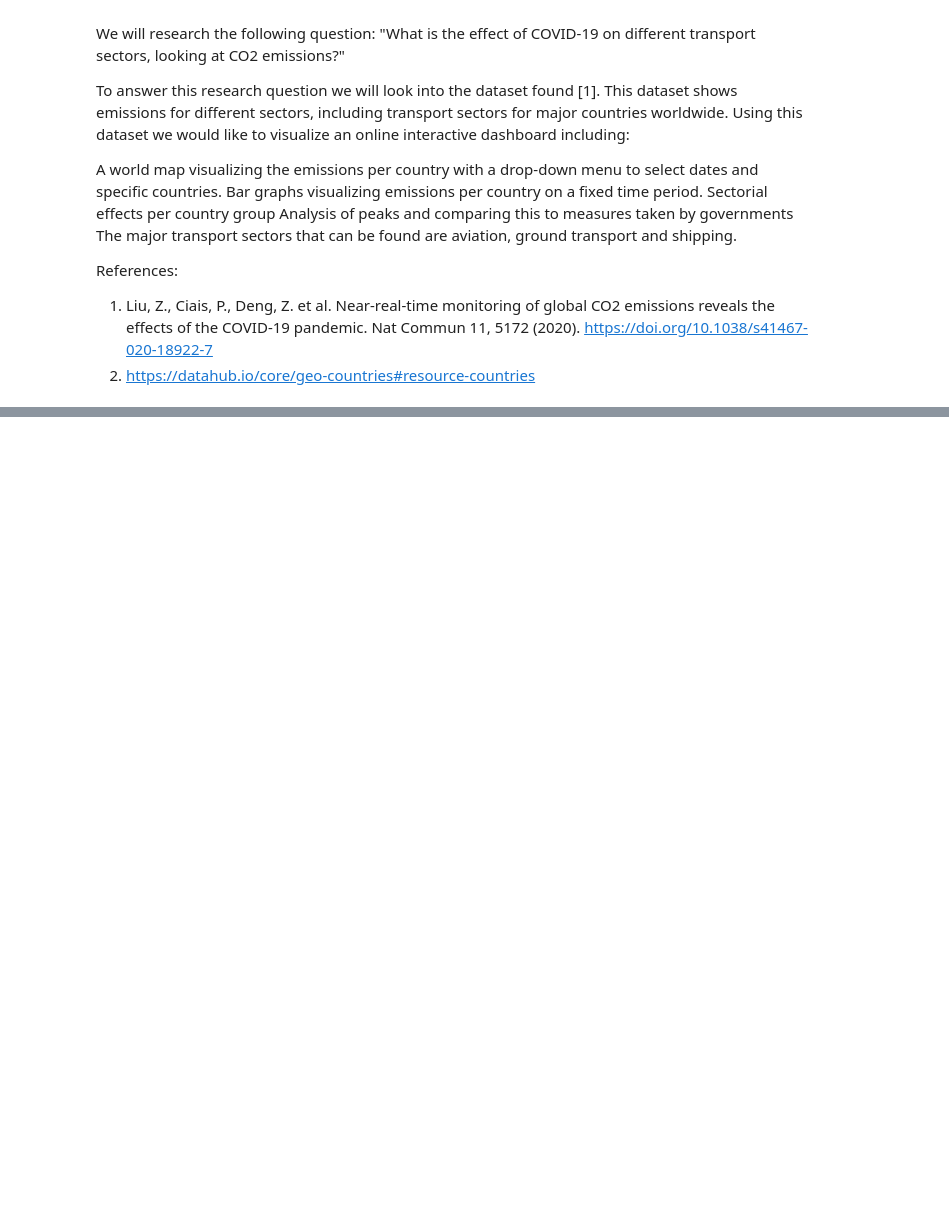
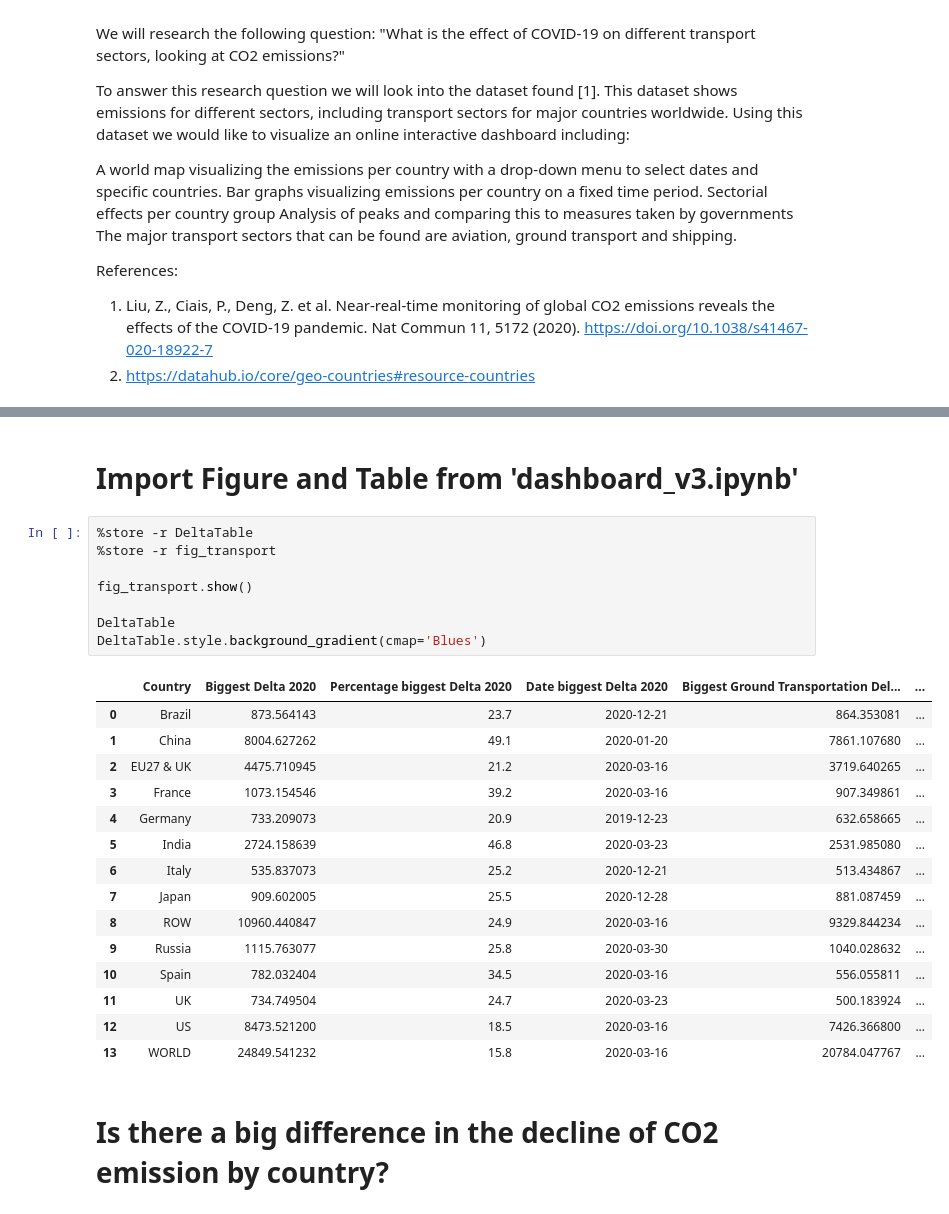
Before and after one commit to woutersouge/TIL6022, a Jupyter notebook: project_template.ipynb, the cells around one changed output, grey strips where cells are left out. Drawn from its saved outputs; the diff is of its cells as text; blank space fills up the shorter version.

```diff
--- a/project_template.ipynb
+++ b/project_template.ipynb
@@ -36,0 +54,28 @@ References:
+# %% [markdown]
+# Import Figure and Table from 'dashboard_v3.ipynb'
+# %%
+%store -r DeltaTable
+%store -r fig_transport
+
+fig_transport.show()
+
+DeltaTable
+DeltaTable.style.background_gradient(cmap='Blues')
+# %% [output]
+|  | Country | Biggest Delta 2020 | Percentage biggest Delta 2020 | Date biggest Delta 2020 | Biggest Ground Transportation Del... | ... |
+| 0 | Brazil | 873.564143 | 23.7 | 2020-12-21 | 864.353081 | ... |
+| 1 | China | 8004.627262 | 49.1 | 2020-01-20 | 7861.107680 | ... |
+| 2 | EU27 & UK | 4475.710945 | 21.2 | 2020-03-16 | 3719.640265 | ... |
+| 3 | France | 1073.154546 | 39.2 | 2020-03-16 | 907.349861 | ... |
+| 4 | Germany | 733.209073 | 20.9 | 2019-12-23 | 632.658665 | ... |
+| 5 | India | 2724.158639 | 46.8 | 2020-03-23 | 2531.985080 | ... |
+| 6 | Italy | 535.837073 | 25.2 | 2020-12-21 | 513.434867 | ... |
+| 7 | Japan | 909.602005 | 25.5 | 2020-12-28 | 881.087459 | ... |
+| 8 | ROW | 10960.440847 | 24.9 | 2020-03-16 | 9329.844234 | ... |
+| 9 | Russia | 1115.763077 | 25.8 | 2020-03-30 | 1040.028632 | ... |
+| 10 | Spain | 782.032404 | 34.5 | 2020-03-16 | 556.055811 | ... |
+| 11 | UK | 734.749504 | 24.7 | 2020-03-23 | 500.183924 | ... |
+| 12 | US | 8473.521200 | 18.5 | 2020-03-16 | 7426.366800 | ... |
+| 13 | WORLD | 24849.541232 | 15.8 | 2020-03-16 | 20784.047767 | ... |
+# %% [markdown]
+# Is there a big difference in the decline of CO2 emission by country?
```
Also changed, not shown: parts of 11 cells of this notebook.
